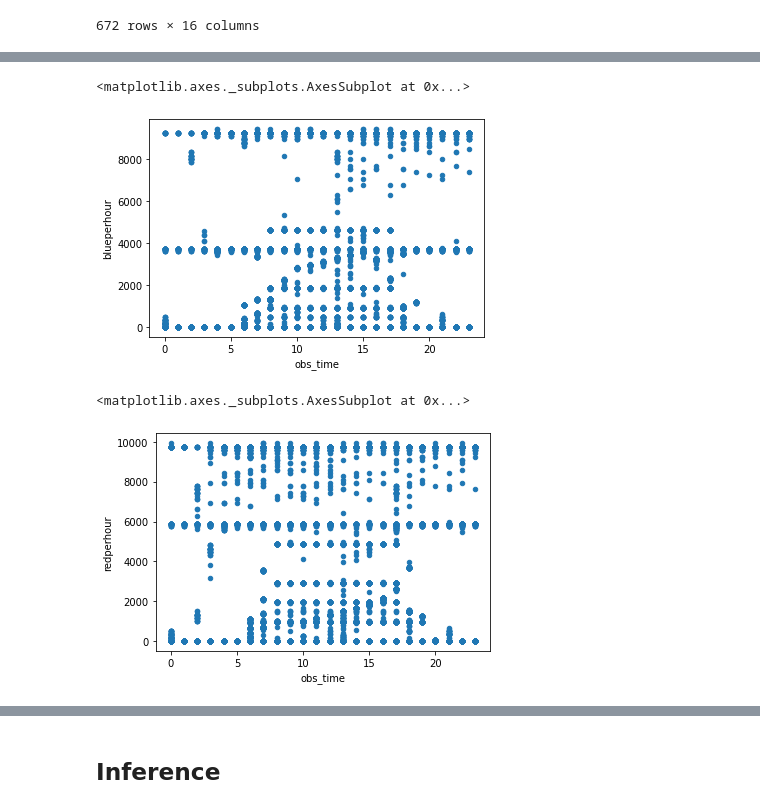
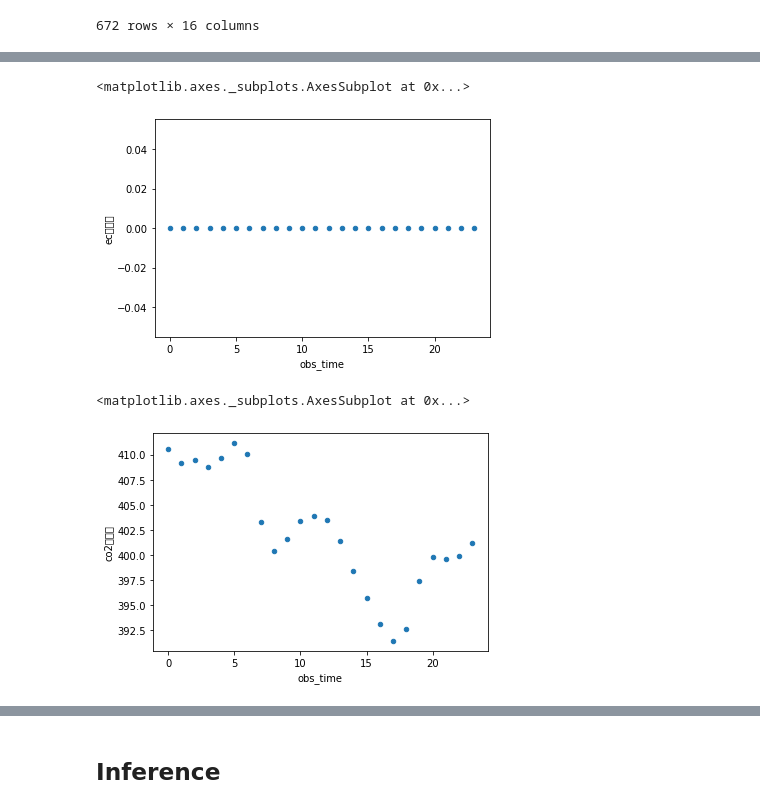
Before and after one commit to ukyanjo/dacon-sangchu, a Jupyter notebook: sangchu.ipynb, the cells around one changed output, grey strips where cells are left out. Drawn from its saved outputs; the diff is of its cells as text; code cells hidden in the pictures.

```diff
--- a/sangchu.ipynb
+++ b/sangchu.ipynb
@@ -110,9 +107,9 @@ input_df_total.loc[input_df_total['시간당백색광량'] < 0,  '시간당백
 input_df_total.loc[input_df_total['시간당적색광량'] < 0,  '시간당적색광량'] = np.nan
 input_df_total.loc[input_df_total['시간당청색광량'] < 0,  '시간당청색광량'] = np.nan
 # %%
-# input_df_total['시간당백색광량'] = input_df_total['시간당백색광량'].interpolate()
-# input_df_total['시간당적색광량'] = input_df_total['시간당적색광량'].interpolate()
-# input_df_total['시간당청색광량'] = input_df_total['시간당청색광량'].interpolate()
+input_df_total['시간당백색광량'] = input_df_total['시간당백색광량'].interpolate()
+input_df_total['시간당적색광량'] = input_df_total['시간당적색광량'].interpolate()
+input_df_total['시간당청색광량'] = input_df_total['시간당청색광량'].interpolate()
 # input_df_total.columns = ['DAT', 'obs_time', 'internal_temp', 'internal_humid', 'co2', 'ec', 'sprinkle', 'whiteperhour', 'redperhour', 'blueperhour', 'case']
 input_df_total
 # %% [output]
@@ -164,10 +206,10 @@ input_df_total.plot(kind="scatter", x="obs_time", y='whiteperhour')
 # %%
-input_df_total.plot(kind="scatter", x="obs_time", y='blueperhour')
+input_df_total[(input_df_total['DAT']==24)&(input_df_total['case']==2)].plot(kind="scatter", x="obs_time", y='ec관측치')
 # %% [output]
 <matplotlib.axes._subplots.AxesSubplot at 0x...>
-[figure, old version]
+[figure, new version]
 # %%
-input_df_total.plot(kind="scatter", x="obs_time", y='redperhour')
+input_df_total[(input_df_total['DAT']==19)&(input_df_total['case']==3)].plot(kind="scatter", x="obs_time", y='co2관측치')
 # %% [output]
 <matplotlib.axes._subplots.AxesSubplot at 0x...>
-[figure, old version]
+[figure, new version]
```
Also changed, not shown: parts of 18 cells of this notebook.
